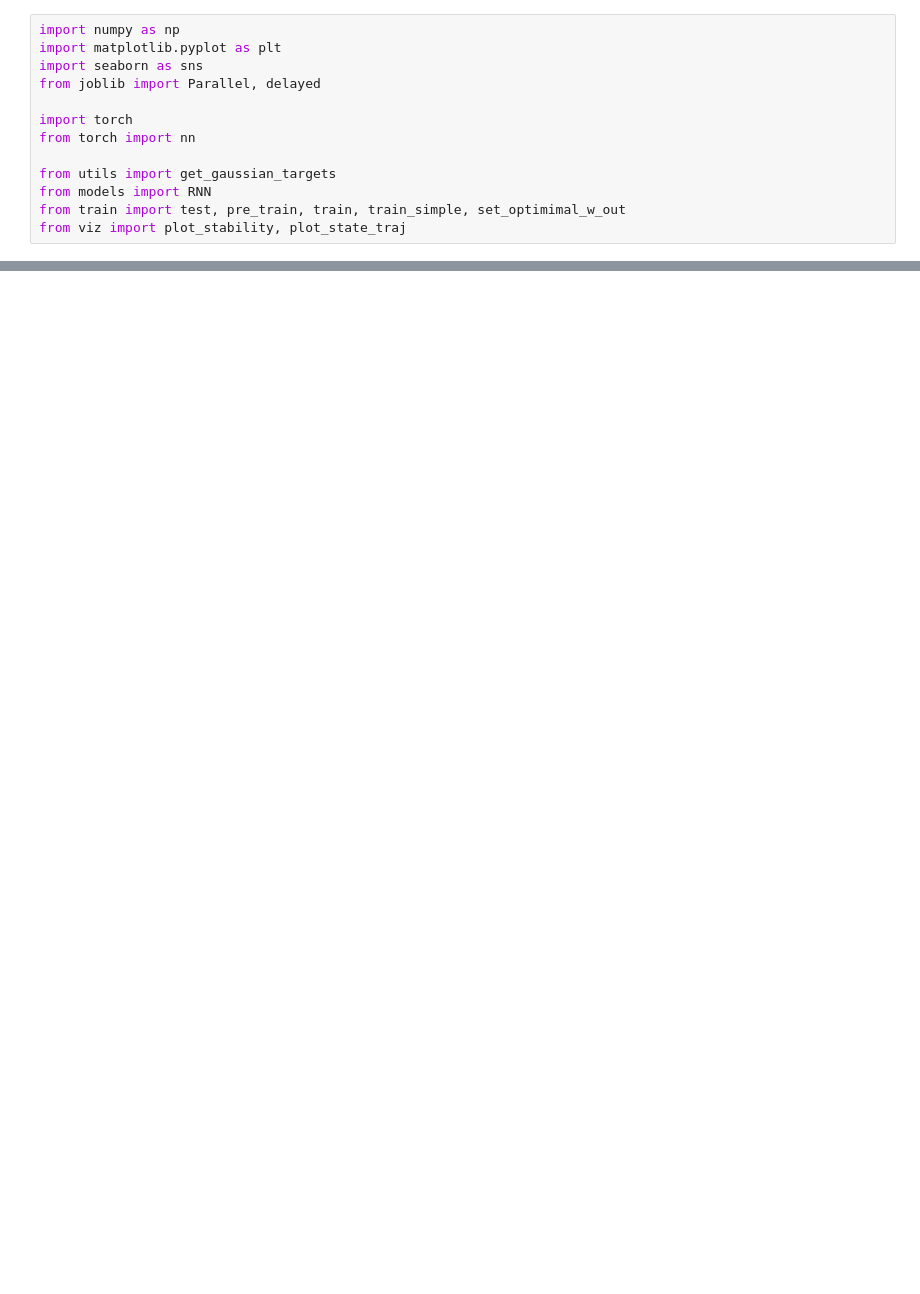
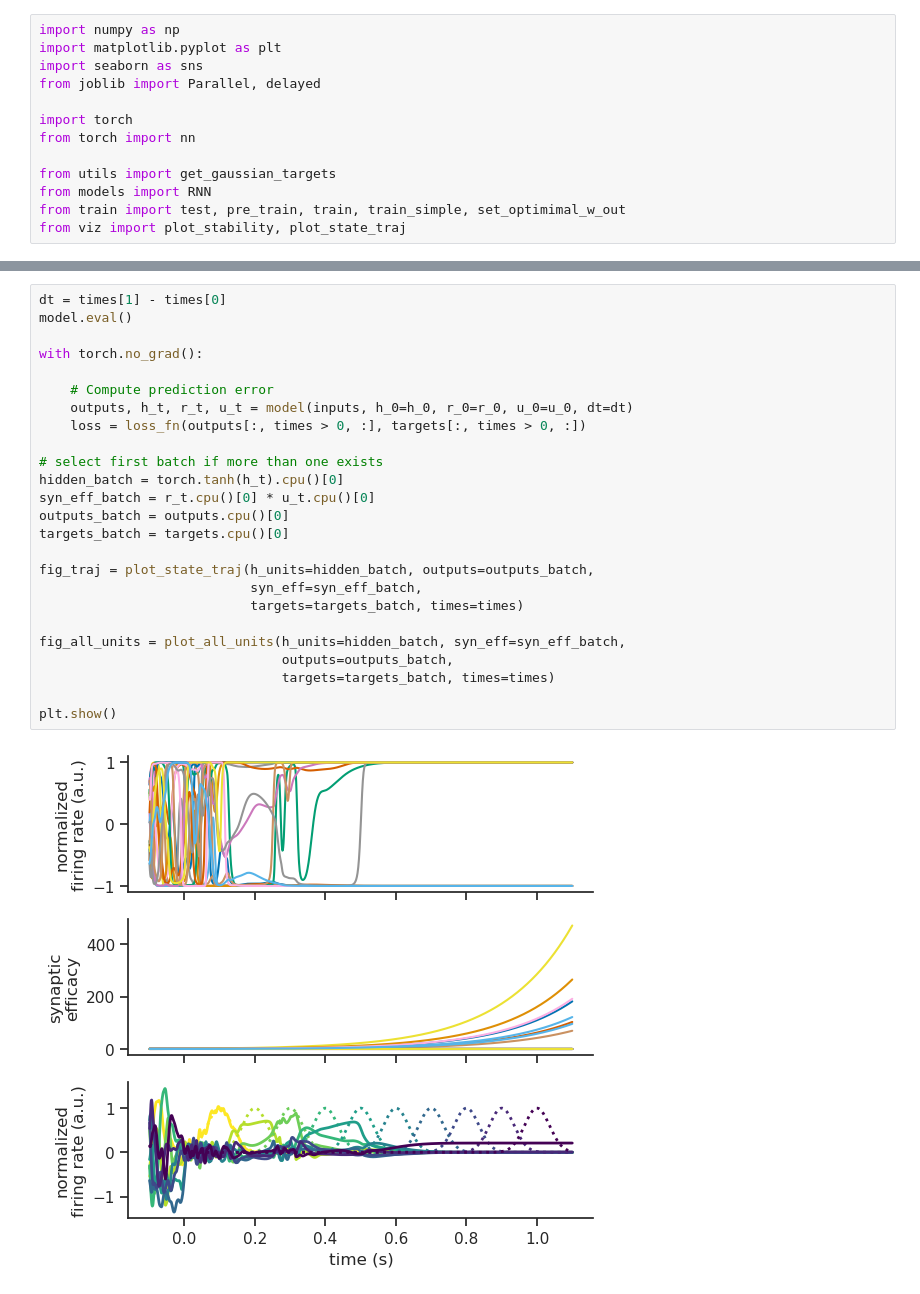
Before and after one commit to rythorpe/time_coding, a Jupyter notebook: aux_dev.ipynb, the cells around one changed output, grey strips where cells are left out. Saved outputs shown, nothing was run; the diff lists cells and outputs as text; blank space fills up the shorter version.

```diff
--- a/aux_dev.ipynb
+++ b/aux_dev.ipynb
@@ -157,0 +205,27 @@ def plot_state_traj(h_units, outputs, targets, times, syn_util=None):
+# %%
+dt = times[1] - times[0]
+model.eval()
+
+with torch.no_grad():
+
+    # Compute prediction error
+    outputs, h_t, r_t, u_t = model(inputs, h_0=h_0, r_0=r_0, u_0=u_0, dt=dt)
+    loss = loss_fn(outputs[:, times > 0, :], targets[:, times > 0, :])
+
+# select first batch if more than one exists
+hidden_batch = torch.tanh(h_t).cpu()[0]
+syn_eff_batch = r_t.cpu()[0] * u_t.cpu()[0]
+outputs_batch = outputs.cpu()[0]
+targets_batch = targets.cpu()[0]
+
+fig_traj = plot_state_traj(h_units=hidden_batch, outputs=outputs_batch,
+                           syn_eff=syn_eff_batch,
+                           targets=targets_batch, times=times)
+
+fig_all_units = plot_all_units(h_units=hidden_batch, syn_eff=syn_eff_batch,
+                               outputs=outputs_batch,
+                               targets=targets_batch, times=times)
+
+plt.show()
+# %% [output]
+[figure, added]
```
Also changed, not shown: parts of 7 cells of this notebook, 2 other files.
